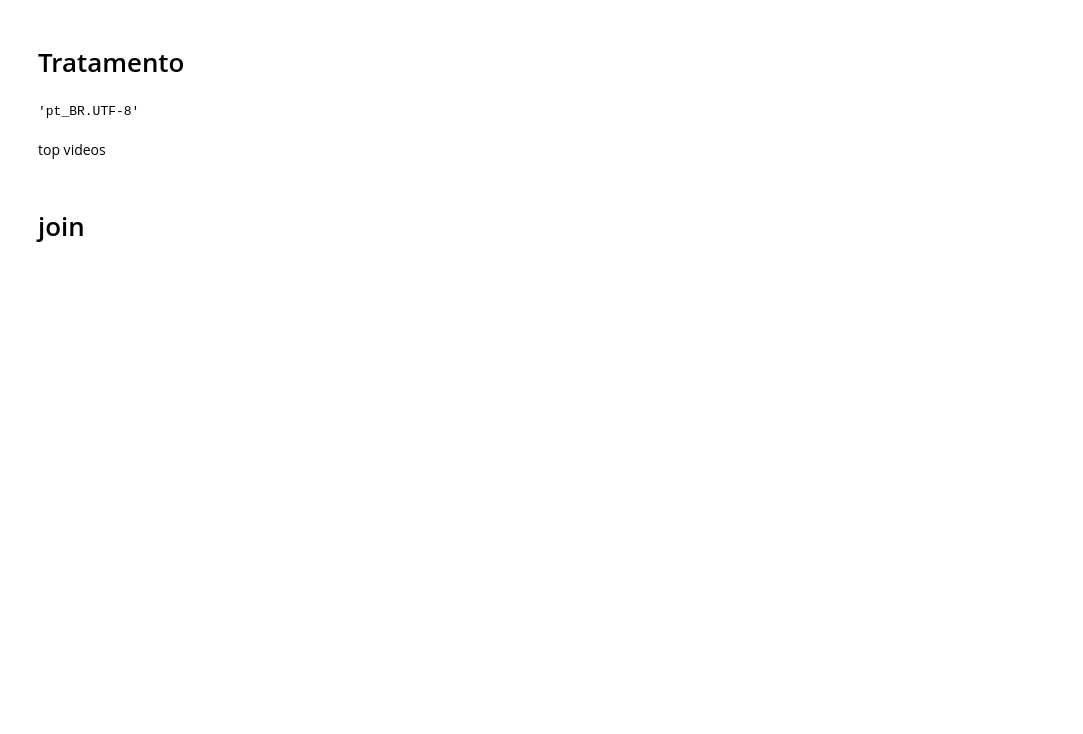
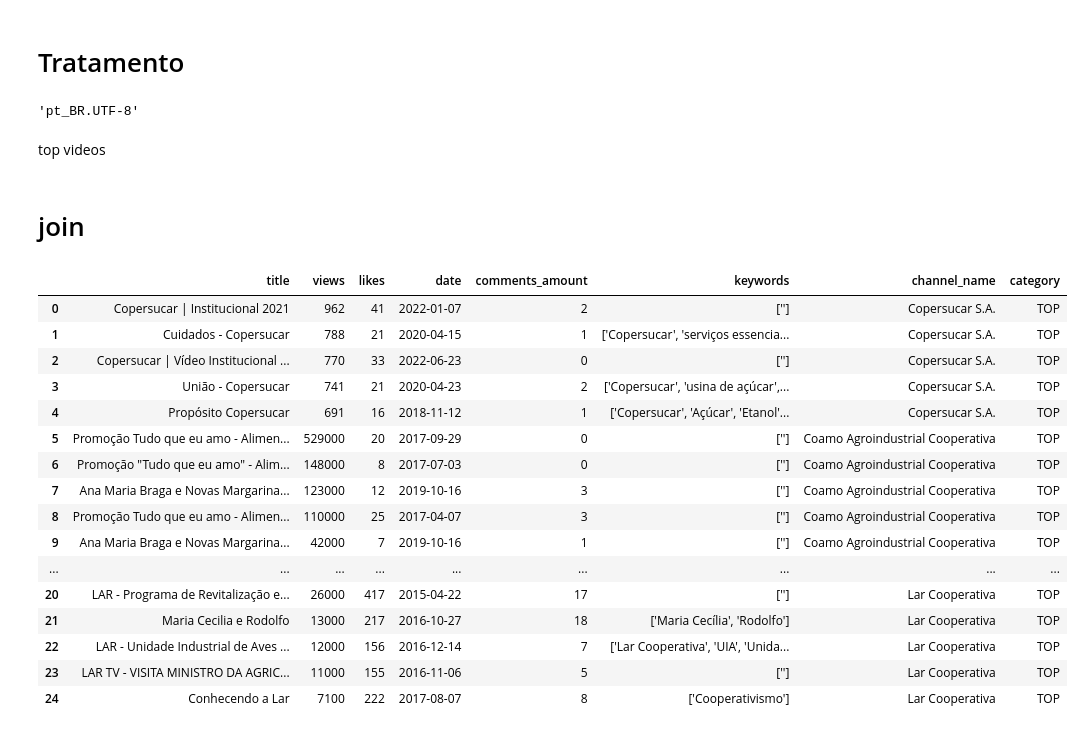
Before and after one commit to levyvix/youtube_scraper, a Jupyter notebook: sele_int.ipynb, the cells around one changed output. Cells and saved outputs as stored; diff of their text form; code cells hidden in the pictures; blank space fills up the shorter version.

```diff
--- a/sele_int.ipynb
+++ b/sele_int.ipynb
@@ -465,5 +478,25 @@ videos_sorted.to_parquet("videos_sorted.parquet")
 # %%
 import polars as pl
+# %%
+top_videos
+# %% [output]
+|  | title | views | likes | date | comments_amount | keywords | channel_name | category |
+| 0 | Copersucar | Institucional 2021 | 962 | 41 | 2022-01-07 | 2 | [''] | Copersucar S.A. | TOP |
+| 1 | Cuidados - Copersucar | 788 | 21 | 2020-04-15 | 1 | ['Copersucar', 'serviços essencia... | Copersucar S.A. | TOP |
+| 2 | Copersucar | Vídeo Institucional ... | 770 | 33 | 2022-06-23 | 0 | [''] | Copersucar S.A. | TOP |
+| 3 | União - Copersucar | 741 | 21 | 2020-04-23 | 2 | ['Copersucar', 'usina de açúcar',... | Copersucar S.A. | TOP |
+| 4 | Propósito Copersucar | 691 | 16 | 2018-11-12 | 1 | ['Copersucar', 'Açúcar', 'Etanol'... | Copersucar S.A. | TOP |
+| 5 | Promoção Tudo que eu amo - Alimen... | 529000 | 20 | 2017-09-29 | 0 | [''] | Coamo Agroindustrial Cooperativa | TOP |
+| 6 | Promoção "Tudo que eu amo" - Alim... | 148000 | 8 | 2017-07-03 | 0 | [''] | Coamo Agroindustrial Cooperativa | TOP |
+| 7 | Ana Maria Braga e Novas Margarina... | 123000 | 12 | 2019-10-16 | 3 | [''] | Coamo Agroindustrial Cooperativa | TOP |
+| 8 | Promoção Tudo que eu amo - Alimen... | 110000 | 25 | 2017-04-07 | 3 | [''] | Coamo Agroindustrial Cooperativa | TOP |
+| 9 | Ana Maria Braga e Novas Margarina... | 42000 | 7 | 2019-10-16 | 1 | [''] | Coamo Agroindustrial Cooperativa | TOP |
+| ... | ... | ... | ... | ... | ... | ... | ... | ... |
+| 20 | LAR - Programa de Revitalização e... | 26000 | 417 | 2015-04-22 | 17 | [''] | Lar Cooperativa | TOP |
+| 21 | Maria Cecilia e Rodolfo | 13000 | 217 | 2016-10-27 | 18 | ['Maria Cecília', 'Rodolfo'] | Lar Cooperativa | TOP |
+| 22 | LAR - Unidade Industrial de Aves ... | 12000 | 156 | 2016-12-14 | 7 | ['Lar Cooperativa', 'UIA', 'Unida... | Lar Cooperativa | TOP |
+| 23 | LAR TV - VISITA MINISTRO DA AGRIC... | 11000 | 155 | 2016-11-06 | 5 | [''] | Lar Cooperativa | TOP |
+| 24 | Conhecendo a Lar | 7100 | 222 | 2017-08-07 | 8 | ['Cooperativismo'] | Lar Cooperativa | TOP |
 # %%
 from datetime import datetime
 (pl.read_parquet("videos_sorted.parquet")
```
Also changed, not shown: parts of 8 cells of this notebook.
